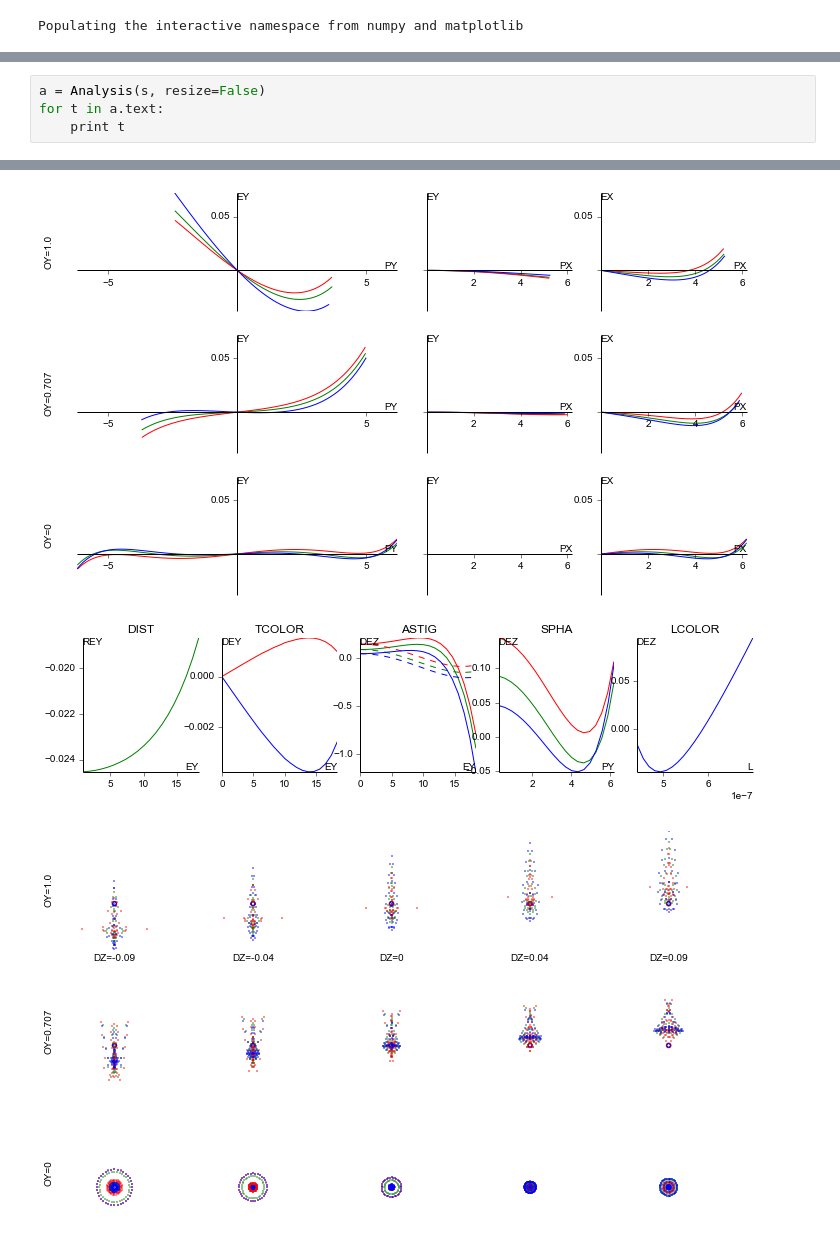
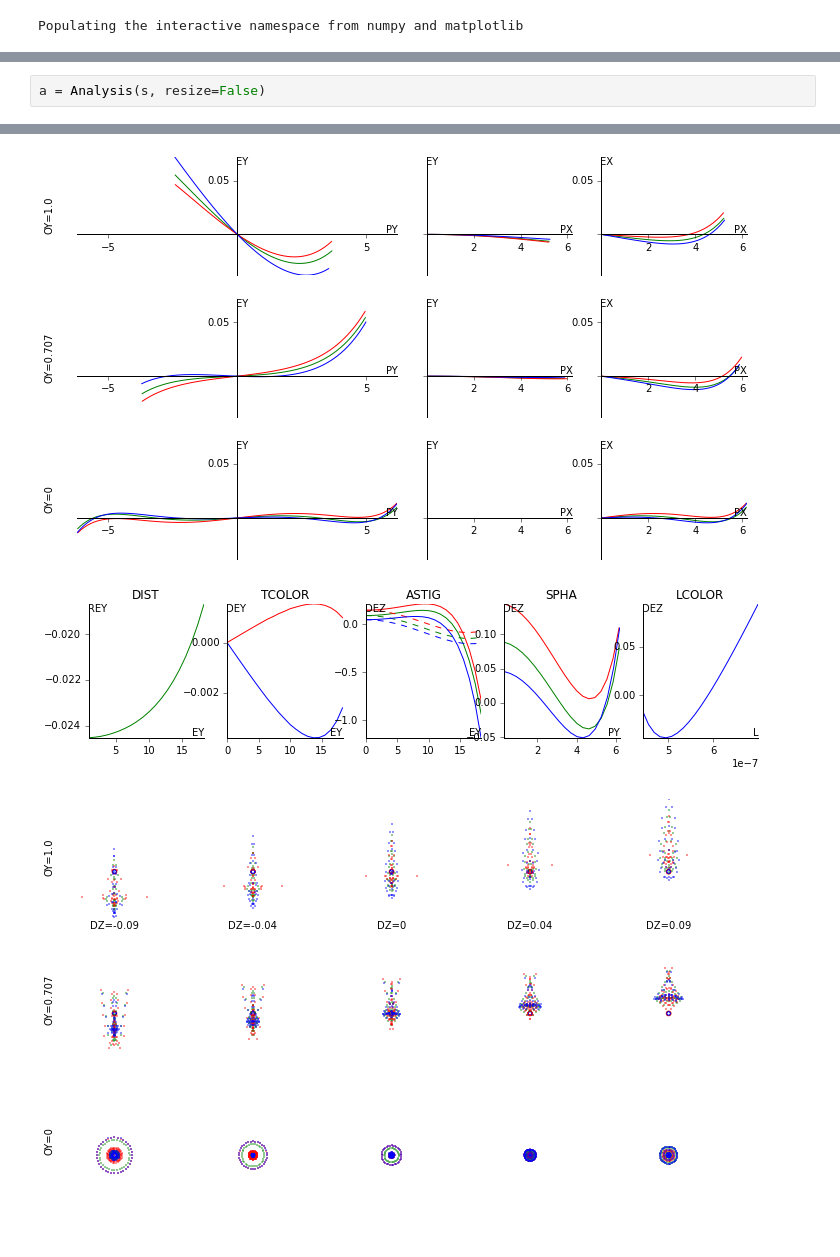
Before and after one commit to quartiq/rayopt-notebooks, a Jupyter notebook: triplet.ipynb, the cells around one changed output, grey strips where cells are left out. Cells and saved outputs as stored; diff of their text form.

```diff
--- a/triplet.ipynb
+++ b/triplet.ipynb
@@ -94,8 +94,6 @@ Stop: 5
  8 S      42.95        inf      0.728         basic/air   1.000     nan     nan
 # %%
 a = Analysis(s, resize=False)
-for t in a.text:
-    print t
 # %% [output]
 System: oslo cooke triplet example 50mm f/4 20deg
 Scale: 1.0 mm
@@ -113,8 +111,8 @@ Image:
  6 S  -0.02015  -0.05181   -0.3778    0.1382   -0.3086   -0.1163   -0.2847  -0.01772   -0.7844
  7 S   -0.0264  -0.02033  -0.06654   0.03545   -0.2544   -0.0991   0.02162   0.04213  -0.09091
  8 S         0         0        -0        -0         0         0         0        -0         0
  ∑      0.2005   -0.3323    0.3197   -0.3458     -3.63   -0.7994    0.2242    0.2419    -1.358
 [figure]
 [figure]
-[figure, old version]
+[figure, new version]
-[figure, old version]
+[figure, new version]
```
Also changed, not shown: parts of 3 cells of this notebook, 7 other files.
